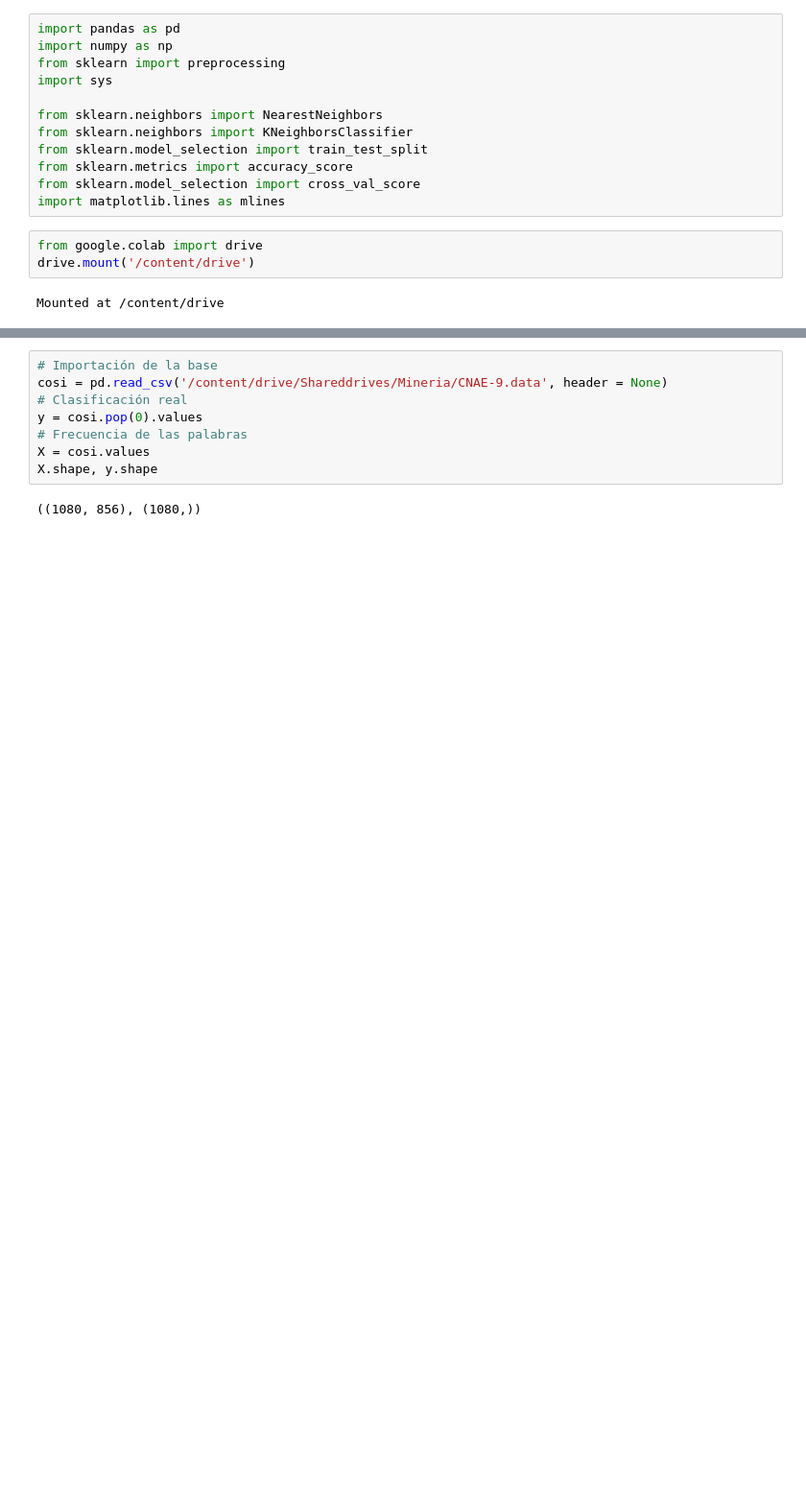
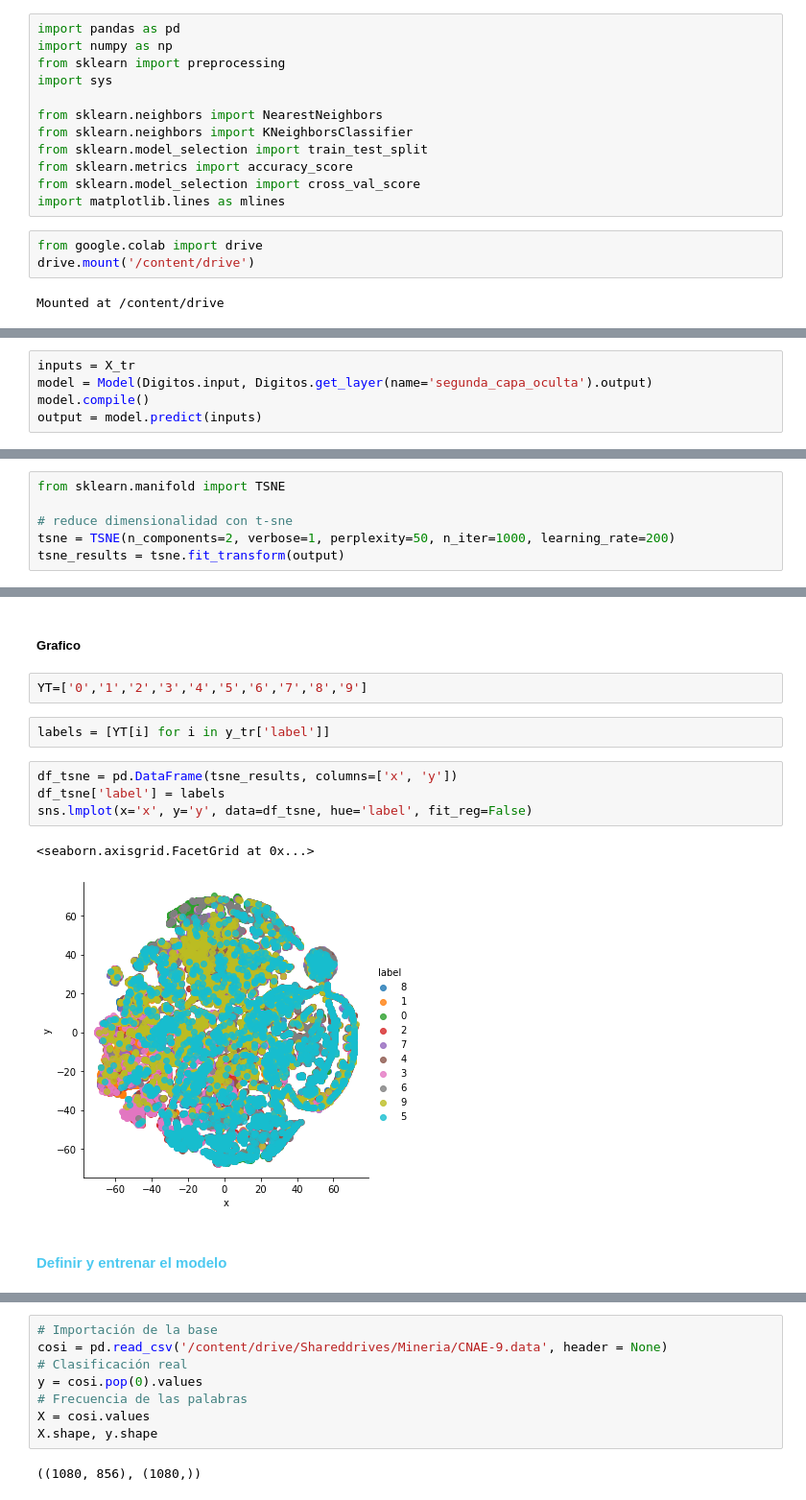
Before and after one commit to StefaniaRojas/Mineria-de-datos, a Jupyter notebook: Trabajo_Minería.ipynb, the cells around one changed output, grey strips where cells are left out. Shown: that part at 96% size. Cells and saved outputs as stored; diff of their text form; blank space fills up the shorter version.

```diff
--- a/Trabajo_Minería.ipynb
+++ b/Trabajo_Minería.ipynb
@@ -390,0 +613,5 @@ print(y_dash[:35])
+# %%
+inputs = X_tr
+model = Model(Digitos.input, Digitos.get_layer(name='segunda_capa_oculta').output)
+model.compile()
+output = model.predict(inputs)
@@ -390,0 +625,6 @@ print(y_dash[:35])
+# %%
+from sklearn.manifold import TSNE
+
+# reduce dimensionalidad con t-sne
+tsne = TSNE(n_components=2, verbose=1, perplexity=50, n_iter=1000, learning_rate=200)
+tsne_results = tsne.fit_transform(output)
@@ -390,0 +650,15 @@ print(y_dash[:35])
+# %% [markdown]
+##### Grafico
+# %%
+YT=['0','1','2','3','4','5','6','7','8','9']
+# %%
+labels = [YT[i] for i in y_tr['label']]
+# %%
+df_tsne = pd.DataFrame(tsne_results, columns=['x', 'y'])
+df_tsne['label'] = labels
+sns.lmplot(x='x', y='y', data=df_tsne, hue='label', fit_reg=False)
+# %% [output]
+<seaborn.axisgrid.FacetGrid at 0x...>
+[figure, added]
+# %% [markdown]
+#### <font color= #4CC9F0 > Definir y entrenar el modelo
```
Also changed, not shown: parts of 173 cells of this notebook.
